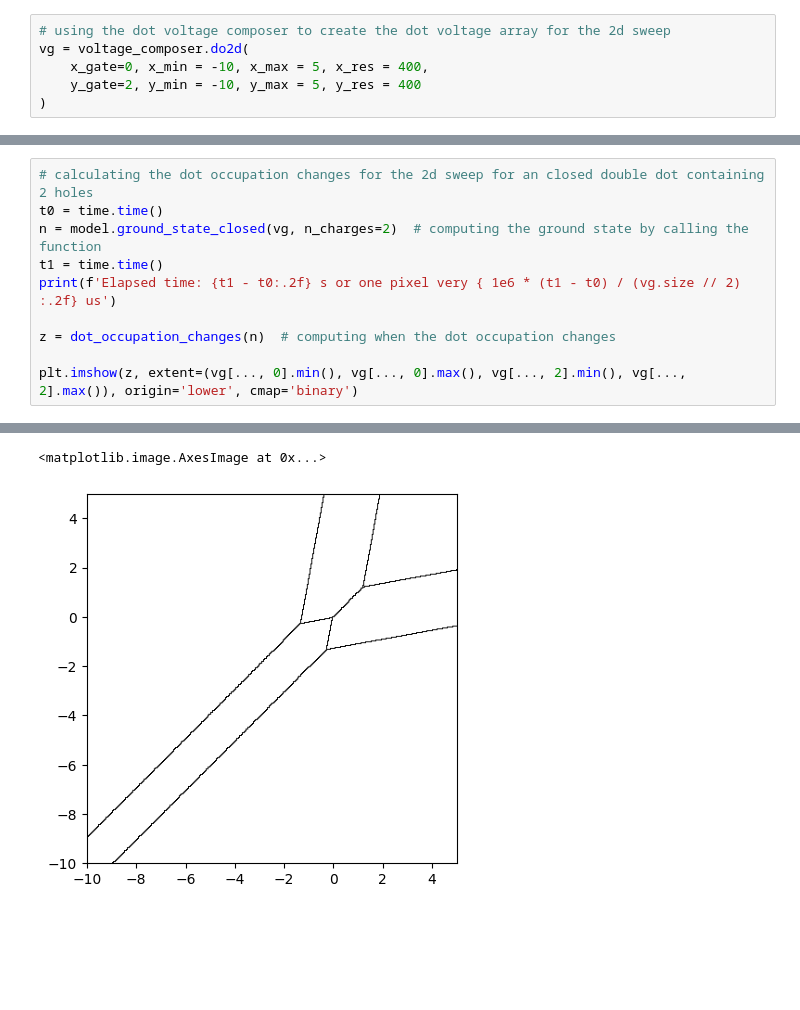
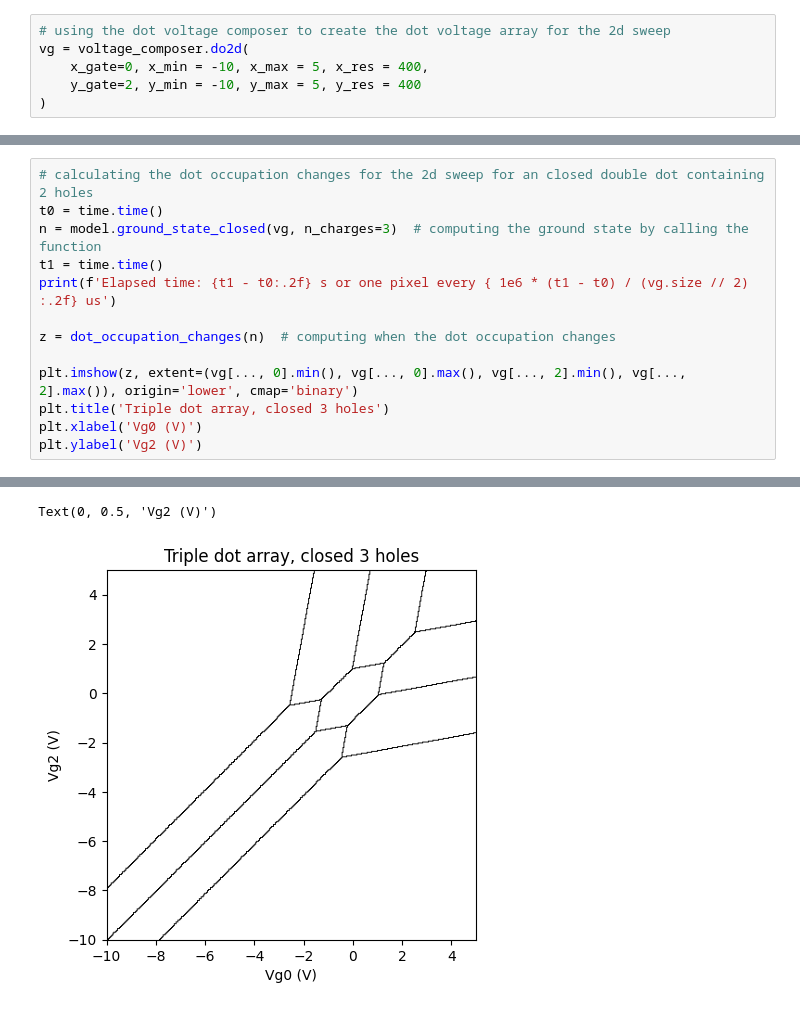
Before and after one commit to b-vanstraaten/qarray, a Jupyter notebook: examples/triple_dot.ipynb, the cells around one changed output, grey strips where cells are left out. Drawn from its saved outputs; the diff is of its cells as text; blank space fills up the shorter version.

```diff
--- a/examples/triple_dot.ipynb
+++ b/examples/triple_dot.ipynb
@@ -46,11 +47,14 @@ Text(0, 0.5, 'Vg1 (V)')
 # %%
 # calculating the dot occupation changes for the 2d sweep for an closed double dot containing 2 holes
 t0 = time.time()
-n = model.ground_state_closed(vg, n_charges=2)  # computing the ground state by calling the function
+n = model.ground_state_closed(vg, n_charges=3)  # computing the ground state by calling the function
 t1 = time.time()
-print(f'Elapsed time: {t1 - t0:.2f} s or one pixel very { 1e6 * (t1 - t0) / (vg.size // 2) :.2f} us')
+print(f'Elapsed time: {t1 - t0:.2f} s or one pixel every { 1e6 * (t1 - t0) / (vg.size // 2) :.2f} us')
 
 z = dot_occupation_changes(n)  # computing when the dot occupation changes
 
 plt.imshow(z, extent=(vg[..., 0].min(), vg[..., 0].max(), vg[..., 2].min(), vg[..., 2].max()), origin='lower', cmap='binary')
+plt.title('Triple dot array, closed 3 holes')
+plt.xlabel('Vg0 (V)')
+plt.ylabel('Vg2 (V)')
 # %% [output]
@@ -58,2 +62,2 @@ Elapsed time: 0.42 s or one pixel very 1.75 us
-<matplotlib.image.AxesImage at 0x...>
+Text(0, 0.5, 'Vg2 (V)')
-[figure, old version]
+[figure, new version]
```
Also changed, not shown: parts of 2 cells of this notebook, 2 other files.
